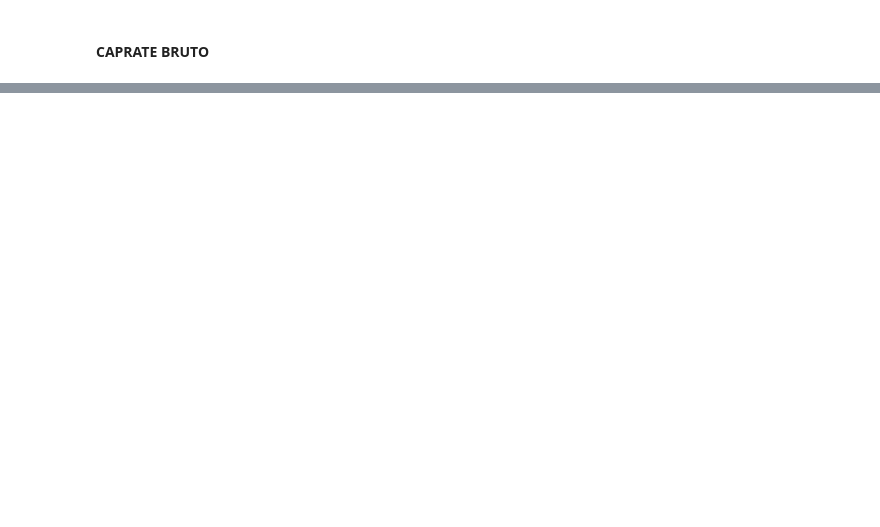
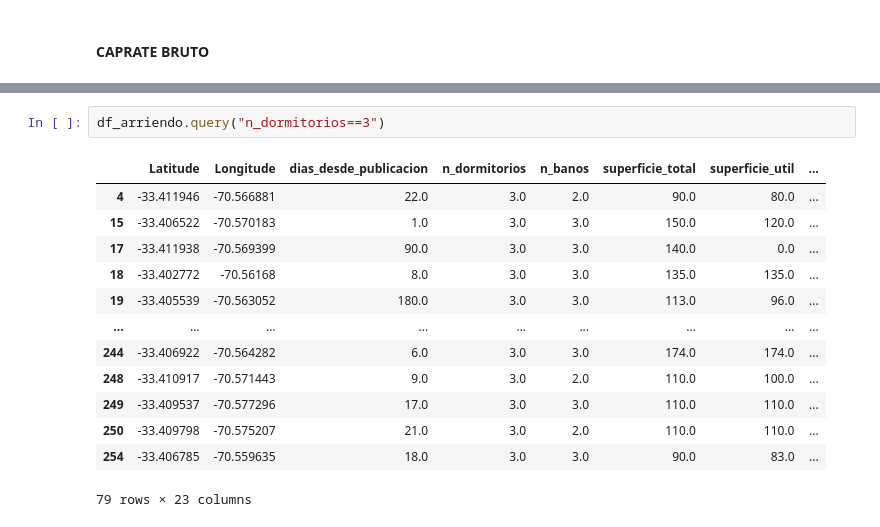
Before and after one commit to NEOZRO/portal_inmobiliario_web_scraper, a Jupyter notebook: main.ipynb, the cells around one changed output, grey strips where cells are left out. Cells and saved outputs as stored; diff of their text form; blank space fills up the shorter version.

```diff
--- a/main.ipynb
+++ b/main.ipynb
@@ -259,0 +343,16 @@ df_venta
+# %%
+df_arriendo.query("n_dormitorios==3")
+# %% [output]
+|  | Latitude | Longitude | dias_desde_publicacion | n_dormitorios | n_banos | superficie_total | superficie_util | ... |
+| 4 | -33.411946 | -70.566881 | 22.0 | 3.0 | 2.0 | 90.0 | 80.0 | ... |
+| 15 | -33.406522 | -70.570183 | 1.0 | 3.0 | 3.0 | 150.0 | 120.0 | ... |
+| 17 | -33.411938 | -70.569399 | 90.0 | 3.0 | 3.0 | 140.0 | 0.0 | ... |
+| 18 | -33.402772 | -70.56168 | 8.0 | 3.0 | 3.0 | 135.0 | 135.0 | ... |
+| 19 | -33.405539 | -70.563052 | 180.0 | 3.0 | 3.0 | 113.0 | 96.0 | ... |
+| ... | ... | ... | ... | ... | ... | ... | ... | ... |
+| 244 | -33.406922 | -70.564282 | 6.0 | 3.0 | 3.0 | 174.0 | 174.0 | ... |
+| 248 | -33.410917 | -70.571443 | 9.0 | 3.0 | 2.0 | 110.0 | 100.0 | ... |
+| 249 | -33.409537 | -70.577296 | 17.0 | 3.0 | 3.0 | 110.0 | 110.0 | ... |
+| 250 | -33.409798 | -70.575207 | 21.0 | 3.0 | 2.0 | 110.0 | 110.0 | ... |
+| 254 | -33.406785 | -70.559635 | 18.0 | 3.0 | 3.0 | 90.0 | 83.0 | ... |
+79 rows × 23 columns
```
Also changed, not shown: parts of 36 cells of this notebook, 11 other files.
